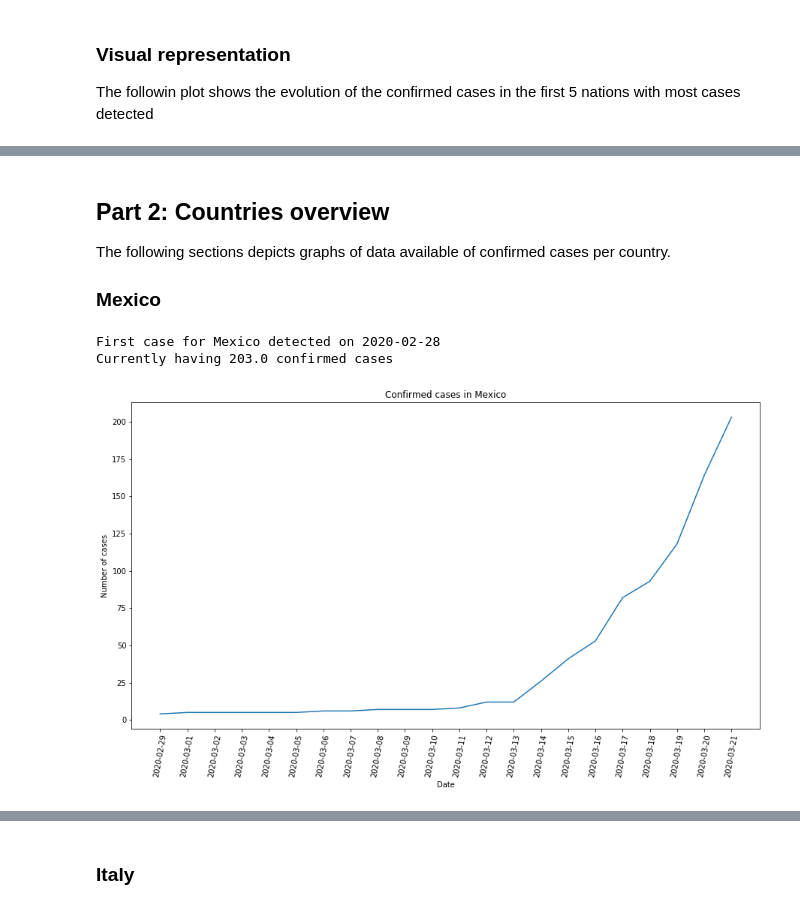
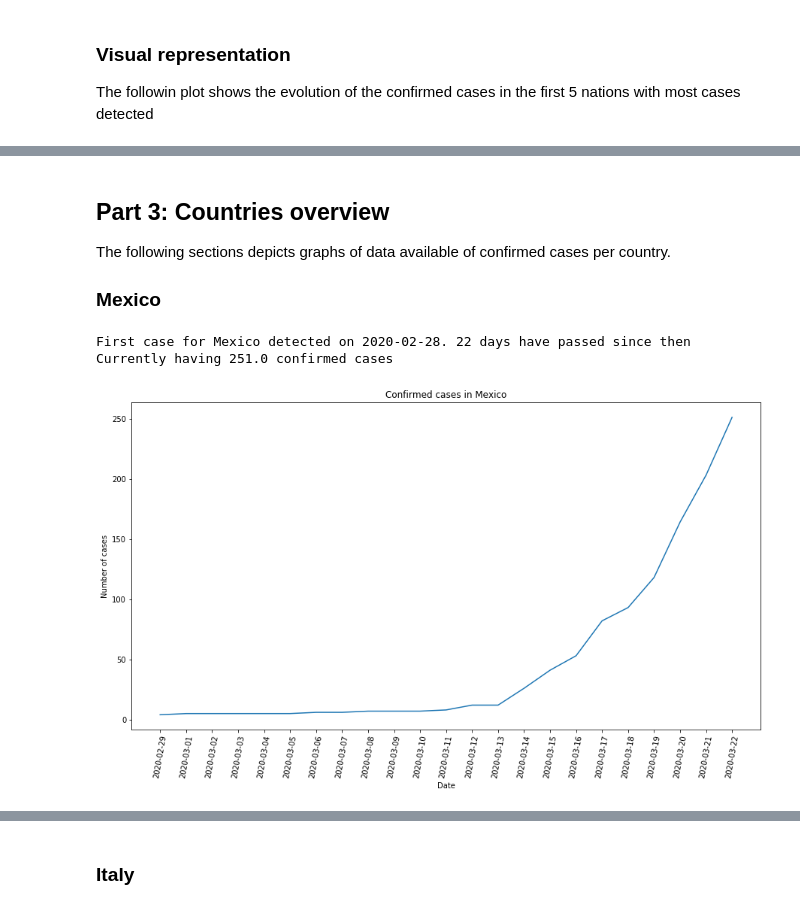
Before and after one commit to McSonk/covid19, a Jupyter notebook: casos.ipynb, the cells around one changed output, grey strips where cells are left out. Cells and saved outputs as stored; diff of their text form; code cells hidden in the pictures.

Commit message:
Updates the data

```diff
--- a/casos.ipynb
+++ b/casos.ipynb
@@ -10,9 +10,18 @@ However, I transformed the data into a more useful source for the purposes of th
 # %%
 import pandas as pd
 from matplotlib import pyplot as plt
-from cv19.utils.plots import plot_country_cases, plot_top5
+from cv19.utils.plots import plot_country_cases, plot_top5, plot_country_changes, plot_country_deaths, plot_death_changes
+from cv19.utils.manipulation import calc_changes
 %matplotlib inline
+# Read data from csv
 data = pd.read_csv('data/conf_per_day.csv', index_col='Date')
+deaths = pd.read_csv('data/deaths_per_day.csv', index_col='Date')
+# Get the totals worldwide
+data['the world'] = data.sum(axis=1)
+deaths['the world'] = deaths.sum(axis=1)
+# Calc the changes intradays
+changes = calc_changes(data)
+death_changes = calc_changes(deaths)
 # %% [markdown]
 ## Part 1: What are we talking about?
 
@@ -53,14 +127,14 @@ plot_top5(data)
 # %% [markdown]
-## Part 2: Countries overview
+## Part 3: Countries overview
 
 The following sections depicts graphs of data available of confirmed cases per country.
 
 ### Mexico
 # %%
 # Manually add an update (the record is unupdated for mexico by 1 day)
-data.loc['2020-03-21', 'Mexico'] = 203
+data.loc['2020-03-22', 'Mexico'] = 251
 plot_country_cases(data, 'Mexico')
 # %% [output]
-First case for Mexico detected on 2020-02-28
-Currently having 203.0 confirmed cases
+First case for Mexico detected on 2020-02-28. 22 days have passed since then
+Currently having 251.0 confirmed cases
-[figure, old version]
+[figure, new version]
```
Also changed, not shown: parts of 37 cells of this notebook.
